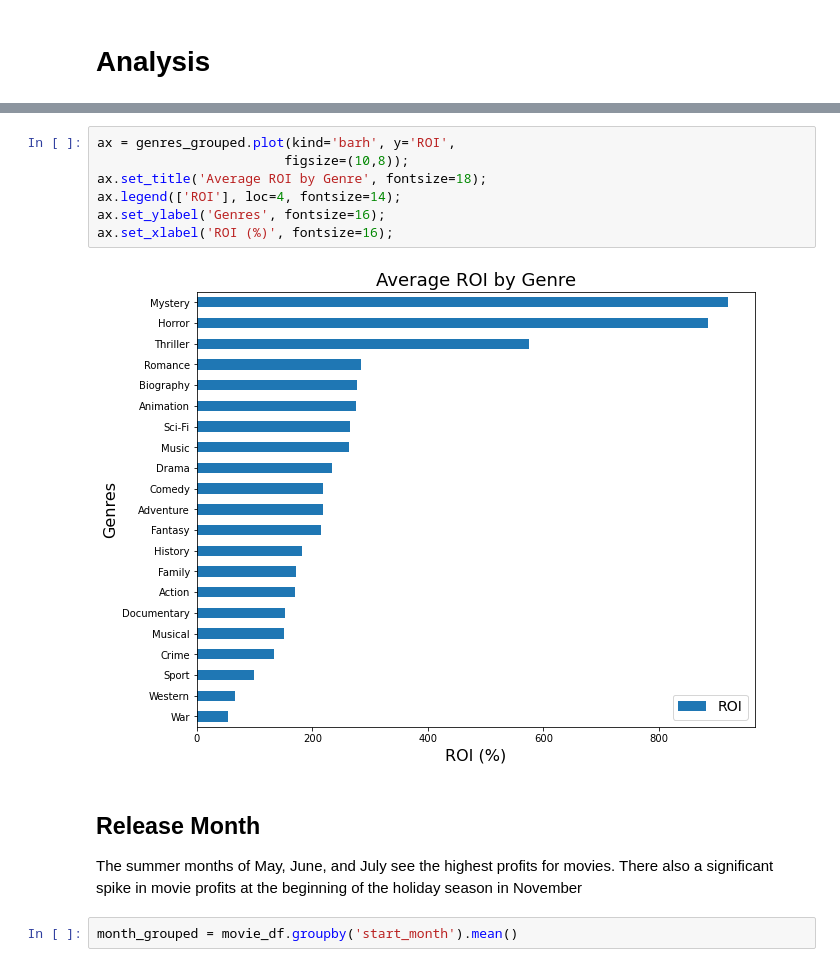
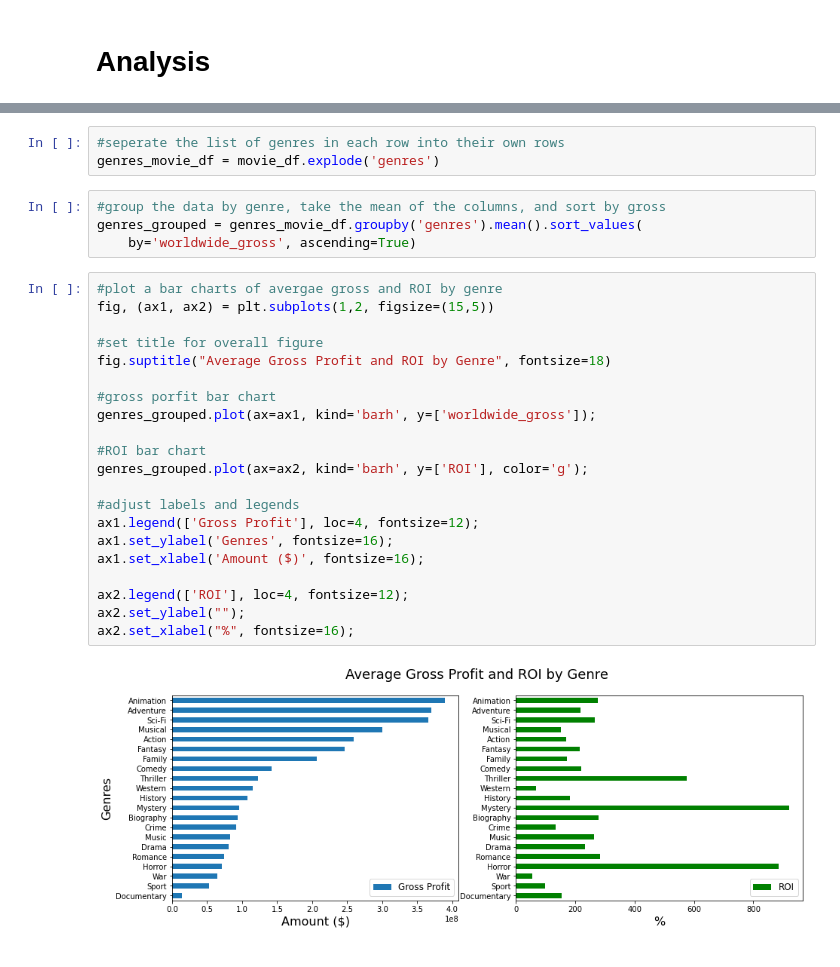
Before and after one commit to bentoler22/Flatiron_Phase_1_Project, a Jupyter notebook: student.ipynb, the cells around one changed output, grey strips where cells are left out. Cells and saved outputs as stored; diff of their text form.

```diff
--- a/student.ipynb
+++ b/student.ipynb
@@ -347,14 +245,30 @@ Name: ROI, dtype: float64
-# %%
-ax = genres_grouped.plot(kind='barh', y='ROI',
-                        figsize=(10,8));
-ax.set_title('Average ROI by Genre', fontsize=18);
-ax.legend(['ROI'], loc=4, fontsize=14);
-ax.set_ylabel('Genres', fontsize=16);
-ax.set_xlabel('ROI (%)', fontsize=16);
-# %% [output]
-[figure, removed]
-# %% [markdown]
-## Release Month
-The summer months of May, June, and July see the highest profits for movies. There also a significant spike in movie profits at the beginning of the holiday season in November
-# %%
-month_grouped = movie_df.groupby('start_month').mean()
+# %%
+#seperate the list of genres in each row into their own rows
+genres_movie_df = movie_df.explode('genres')
+# %%
+#group the data by genre, take the mean of the columns, and sort by gross
+genres_grouped = genres_movie_df.groupby('genres').mean().sort_values(
+    by='worldwide_gross', ascending=True)
+# %%
+#plot a bar charts of avergae gross and ROI by genre
+fig, (ax1, ax2) = plt.subplots(1,2, figsize=(15,5))
+
+#set title for overall figure
+fig.suptitle("Average Gross Profit and ROI by Genre", fontsize=18)
+
+#gross porfit bar chart
+genres_grouped.plot(ax=ax1, kind='barh', y=['worldwide_gross']);
+
+#ROI bar chart
+genres_grouped.plot(ax=ax2, kind='barh', y=['ROI'], color='g');
+
+#adjust labels and legends
+ax1.legend(['Gross Profit'], loc=4, fontsize=12);
+ax1.set_ylabel('Genres', fontsize=16);
+ax1.set_xlabel('Amount ($)', fontsize=16);
+
+ax2.legend(['ROI'], loc=4, fontsize=12);
+ax2.set_ylabel("");
+ax2.set_xlabel("%", fontsize=16);
+# %% [output]
+[figure, added]
```
Also changed, not shown: parts of 62 cells of this notebook, 6 other files.
